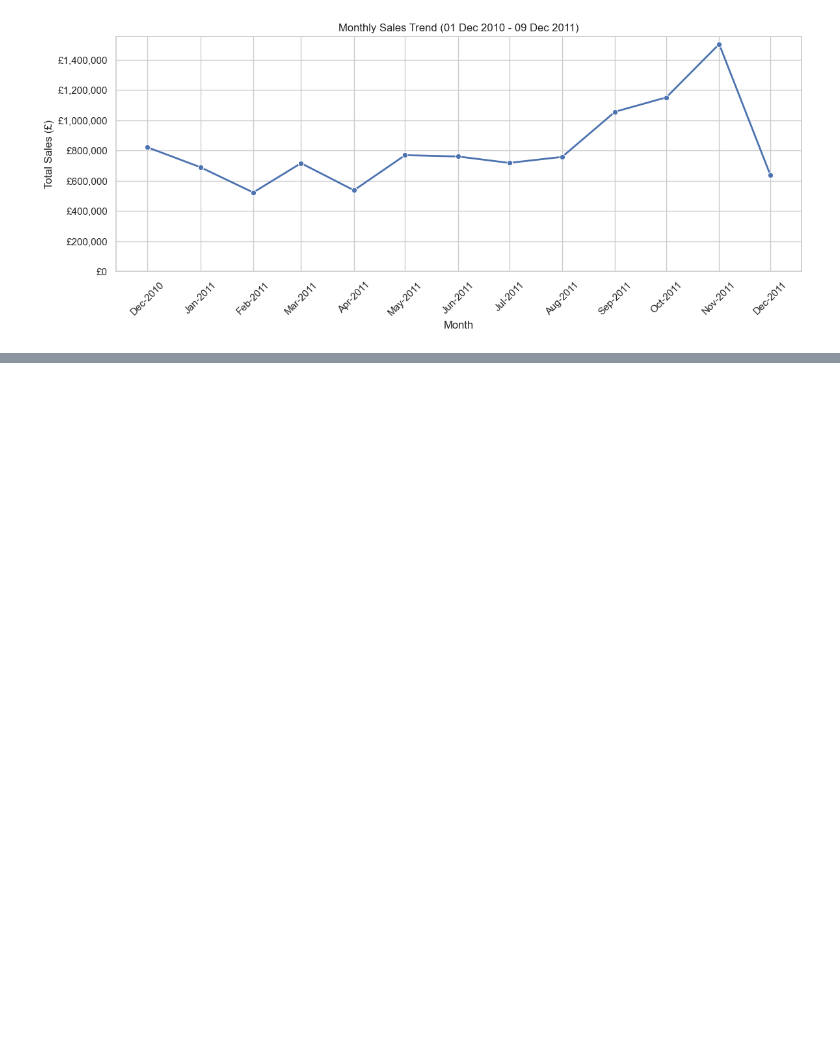
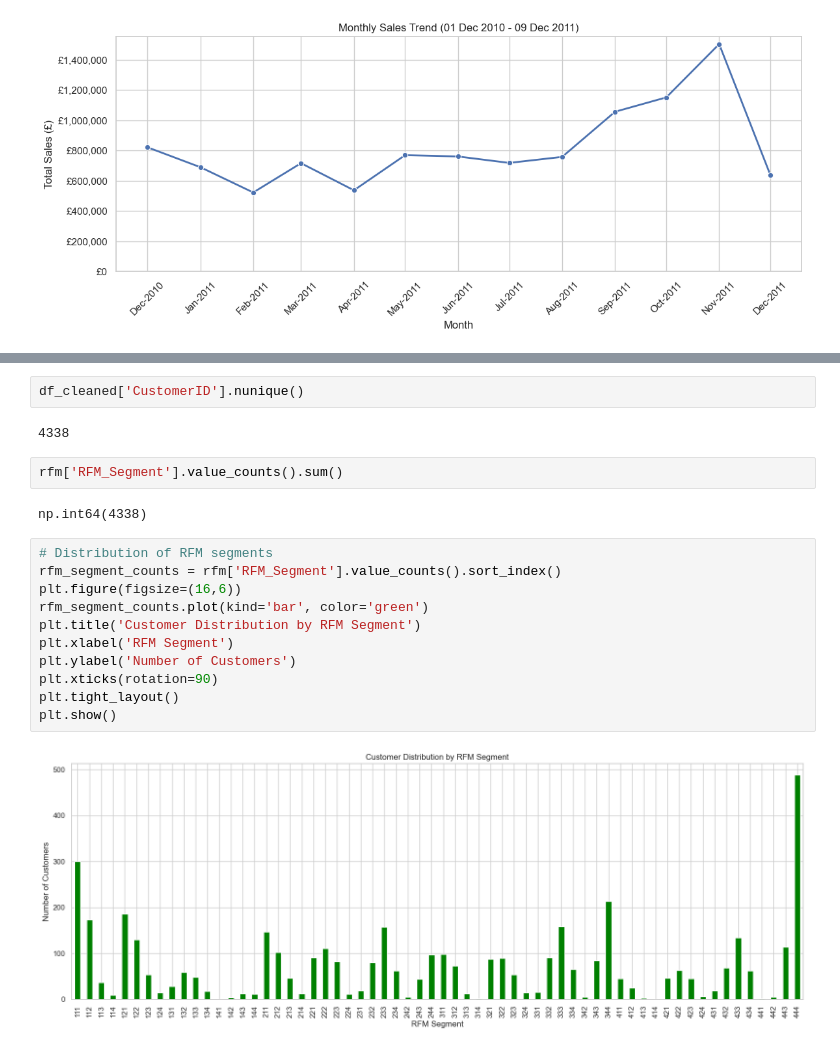
Before and after one commit to SelinaFischer/Project-1-Online-Retail-Transaction-Analysis, a Jupyter notebook: jupyter_notebooks/data_investigation.ipynb, the cells around one changed output, grey strips where cells are left out. Cells and saved outputs as stored; diff of their text form; blank space fills up the shorter version.

```diff
--- a/jupyter_notebooks/data_investigation.ipynb
+++ b/jupyter_notebooks/data_investigation.ipynb
@@ -1132,0 +1207,21 @@ plt.show()
+# %%
+df_cleaned['CustomerID'].nunique()
+# %% [output]
+4338
+# %%
+rfm['RFM_Segment'].value_counts().sum()
+# %% [output]
+np.int64(4338)
+# %%
+# Distribution of RFM segments
+rfm_segment_counts = rfm['RFM_Segment'].value_counts().sort_index()
+plt.figure(figsize=(16,6))
+rfm_segment_counts.plot(kind='bar', color='green')
+plt.title('Customer Distribution by RFM Segment')
+plt.xlabel('RFM Segment')
+plt.ylabel('Number of Customers')
+plt.xticks(rotation=90)
+plt.tight_layout()
+plt.show()
+# %% [output]
+[figure, added]
```
Also changed, not shown: parts of 37 cells of this notebook, 5 other files.
